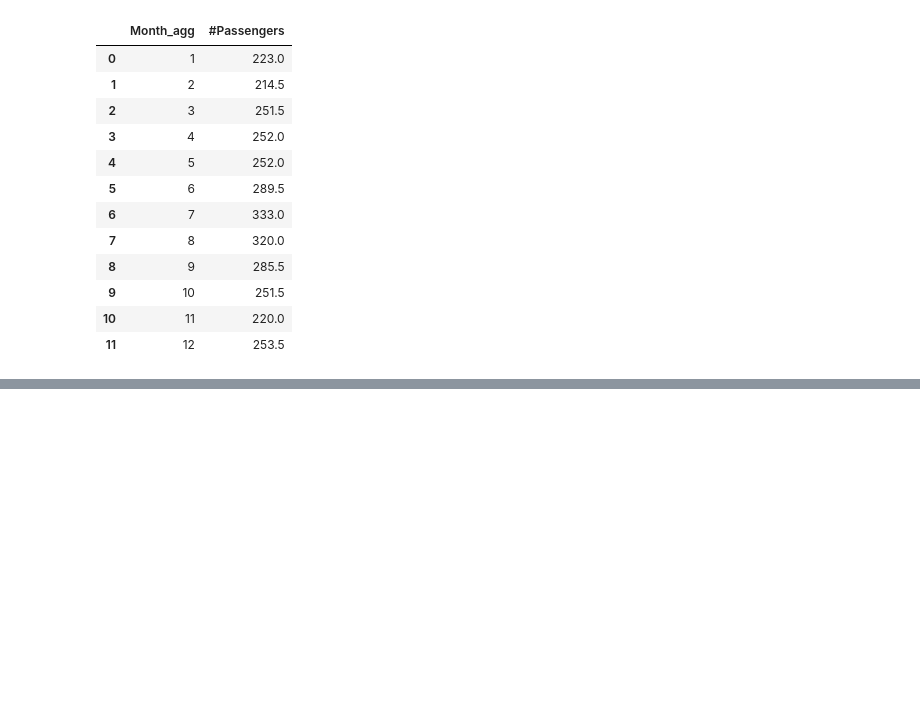
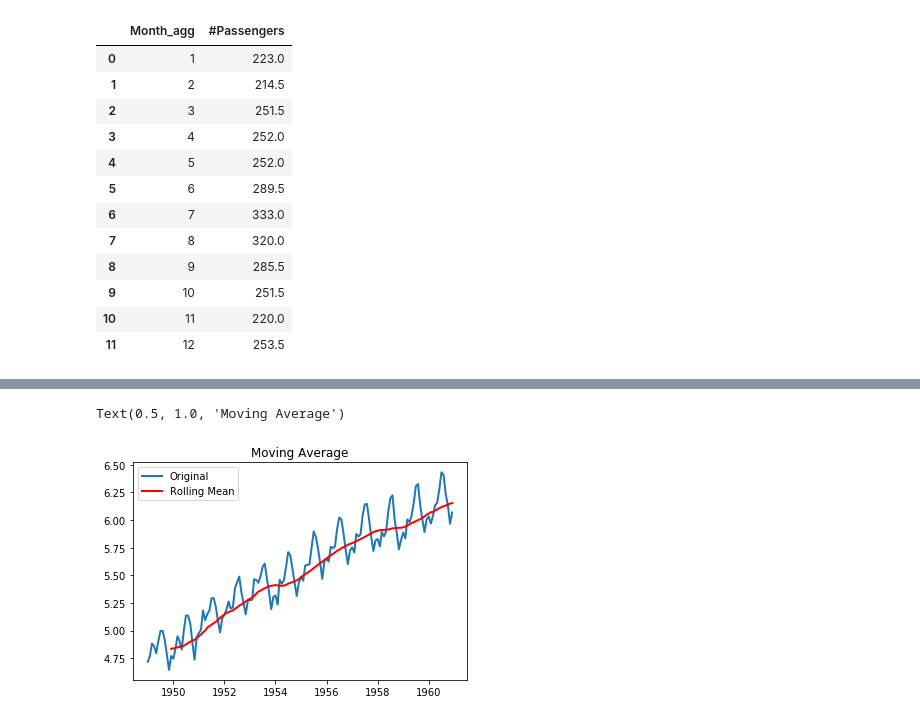
Before and after one commit to abefukasawa/reproducible_airpassengers, a Jupyter notebook: reproducible_analysis.ipynb, the cells around one changed output, grey strips where cells are left out. Saved outputs shown, nothing was run; the diff lists cells and outputs as text; code cells hidden in the pictures; blank space fills up the shorter version.

```diff
--- a/reproducible_analysis.ipynb
+++ b/reproducible_analysis.ipynb
@@ -101,0 +147,11 @@ _
+# %%
+#Tranformation to make stationary
+movingAverage = df_log.rolling(window= 12).mean()
+movingStd = df_log.rolling(window=12).std()
+plt.plot(df_log['#Passengers'], linewidth = 2, label = 'Original')
+plt.plot(movingAverage, linewidth = 2, label = 'Rolling Mean', color = 'r')
+plt.legend(loc = 'best')
+plt.title('Moving Average')
+# %% [output]
+Text(0.5, 1.0, 'Moving Average')
+[figure, added]
```
Also changed, not shown: parts of 25 cells of this notebook, 2 other files.
